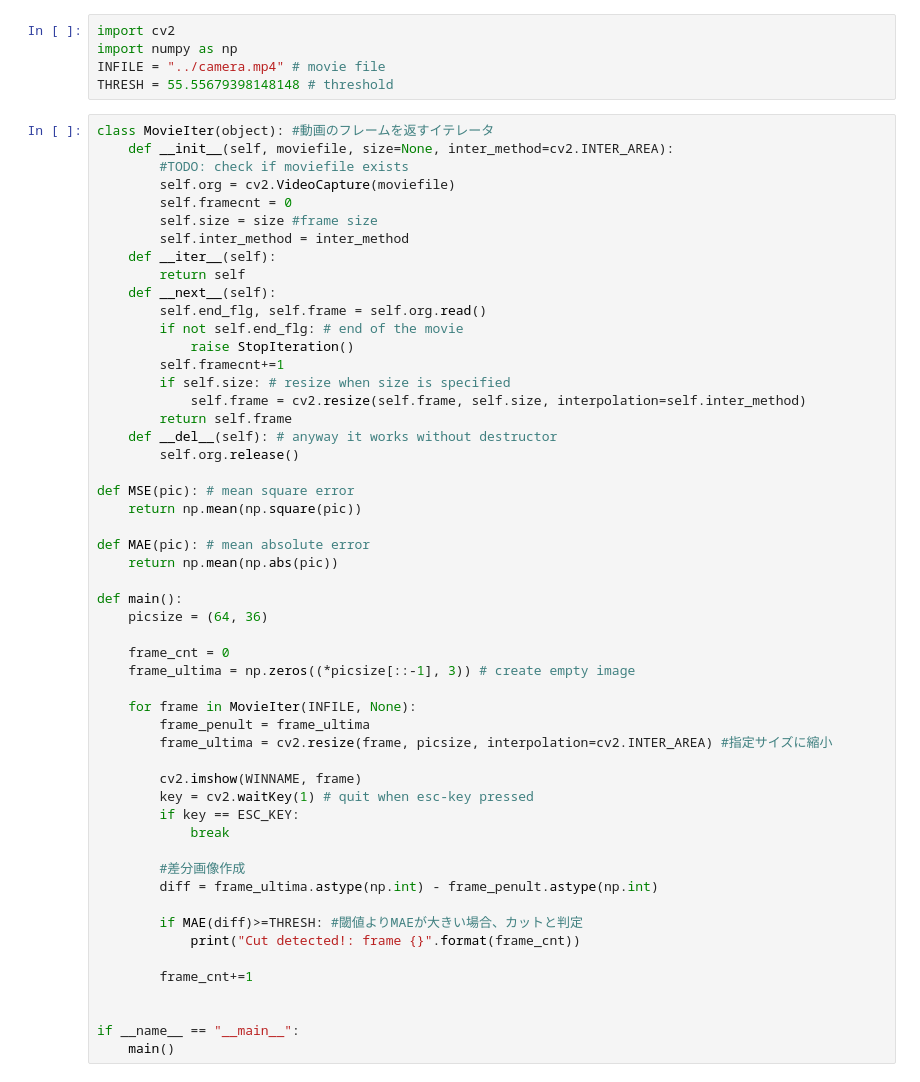
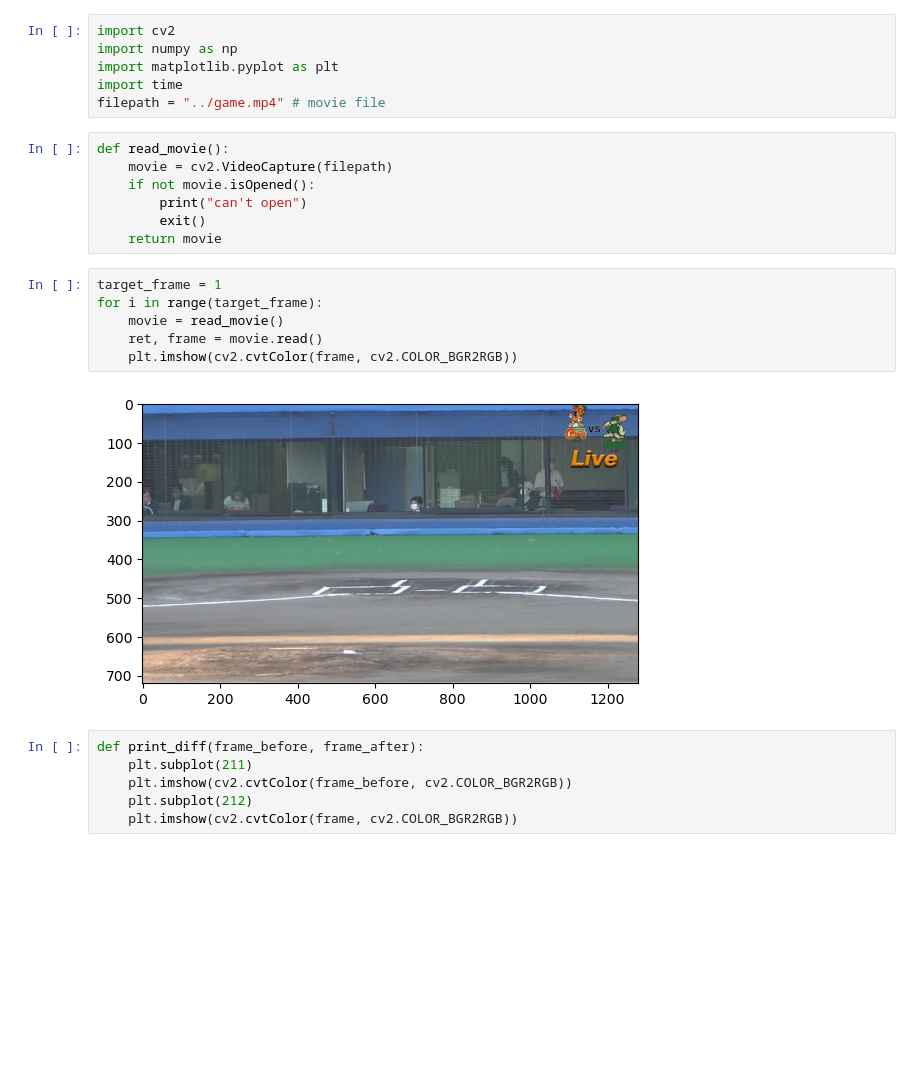
Before and after one commit to thajime0125/Sophia_Reserch, a Jupyter notebook: shot_detection/test.ipynb, the cells around one changed output. Drawn from its saved outputs; the diff is of its cells as text; blank space fills up the shorter version.

```diff
--- a/shot_detection/test.ipynb
+++ b/shot_detection/test.ipynb
@@ -1,58 +1,27 @@
 # %%
 import cv2
 import numpy as np
-INFILE = "../camera.mp4" # movie file
-THRESH = 55.55679398148148 # threshold
+import matplotlib.pyplot as plt
+import time
+filepath = "../game.mp4" # movie file
-# %%
-class MovieIter(object): #動画のフレームを返すイテレータ
-    def __init__(self, moviefile, size=None, inter_method=cv2.INTER_AREA):
-        #TODO: check if moviefile exists
-        self.org = cv2.VideoCapture(moviefile)
-        self.framecnt = 0
-        self.size = size #frame size
-        self.inter_method = inter_method
-    def __iter__(self):
-        return self
-    def __next__(self):
-        self.end_flg, self.frame = self.org.read()
-        if not self.end_flg: # end of the movie
-            raise StopIteration()
-        self.framecnt+=1
-        if self.size: # resize when size is specified
-            self.frame = cv2.resize(self.frame, self.size, interpolation=self.inter_method)
-        return self.frame
-    def __del__(self): # anyway it works without destructor
-        self.org.release()
-
-def MSE(pic): # mean square error
-    return np.mean(np.square(pic))
-
-def MAE(pic): # mean absolute error
-    return np.mean(np.abs(pic))
-
-def main():
-    picsize = (64, 36)
-
-    frame_cnt = 0
-    frame_ultima = np.zeros((*picsize[::-1], 3)) # create empty image
-
-    for frame in MovieIter(INFILE, None):
-        frame_penult = frame_ultima
-        frame_ultima = cv2.resize(frame, picsize, interpolation=cv2.INTER_AREA) #指定サイズに縮小
-
-        cv2.imshow(WINNAME, frame)
-        key = cv2.waitKey(1) # quit when esc-key pressed
-        if key == ESC_KEY:
-            break
-
-        #差分画像作成
-        diff = frame_ultima.astype(np.int) - frame_penult.astype(np.int)
-
-        if MAE(diff)>=THRESH: #閾値よりMAEが大きい場合、カットと判定
-            print("Cut detected!: frame {}".format(frame_cnt))
-
-        frame_cnt+=1
-
-
-if __name__ == "__main__":
-    main()
+# %%
+def read_movie():
+    movie = cv2.VideoCapture(filepath)
+    if not movie.isOpened():
+        print("can't open")
+        exit()
+    return movie
+# %%
+target_frame = 1
+for i in range(target_frame):
+    movie = read_movie()
+    ret, frame = movie.read()
+    plt.imshow(cv2.cvtColor(frame, cv2.COLOR_BGR2RGB))
+# %% [output]
+[figure, added]
+# %%
+def print_diff(frame_before, frame_after):
+    plt.subplot(211)
+    plt.imshow(cv2.cvtColor(frame_before, cv2.COLOR_BGR2RGB))
+    plt.subplot(212)
+    plt.imshow(cv2.cvtColor(frame, cv2.COLOR_BGR2RGB))
```
Also changed, not shown: parts of 2 cells of this notebook, 2 other files.
